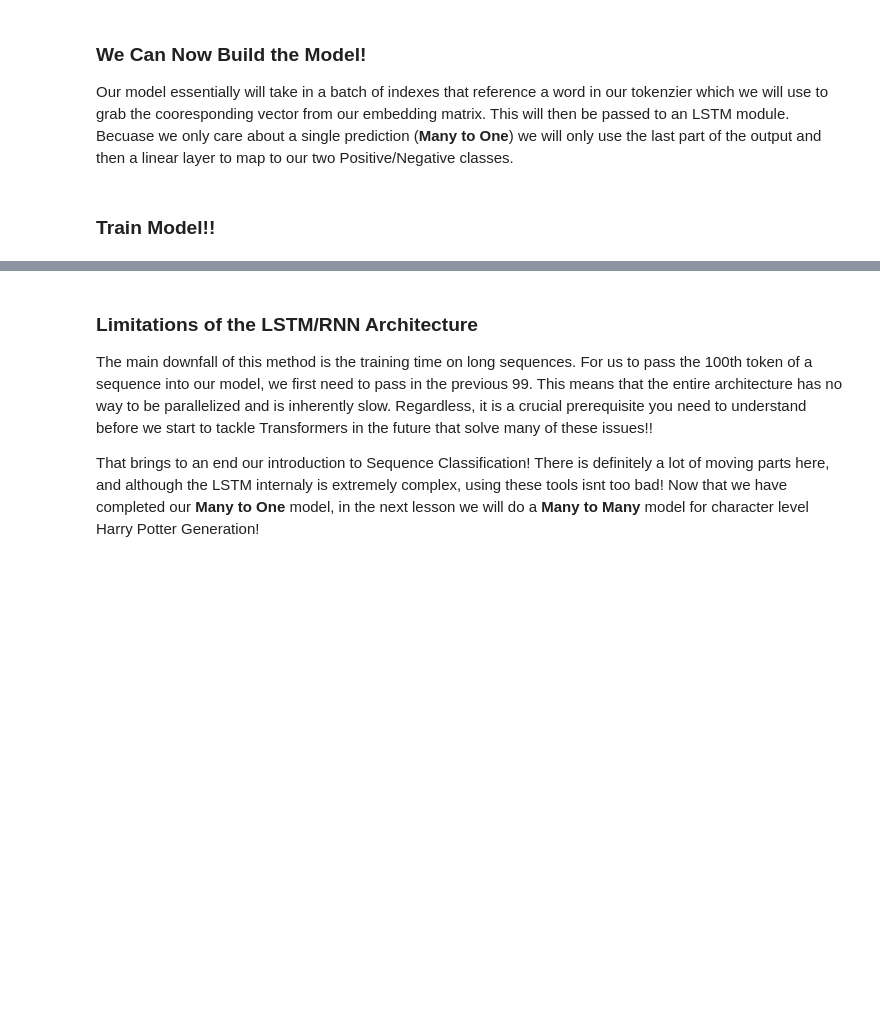
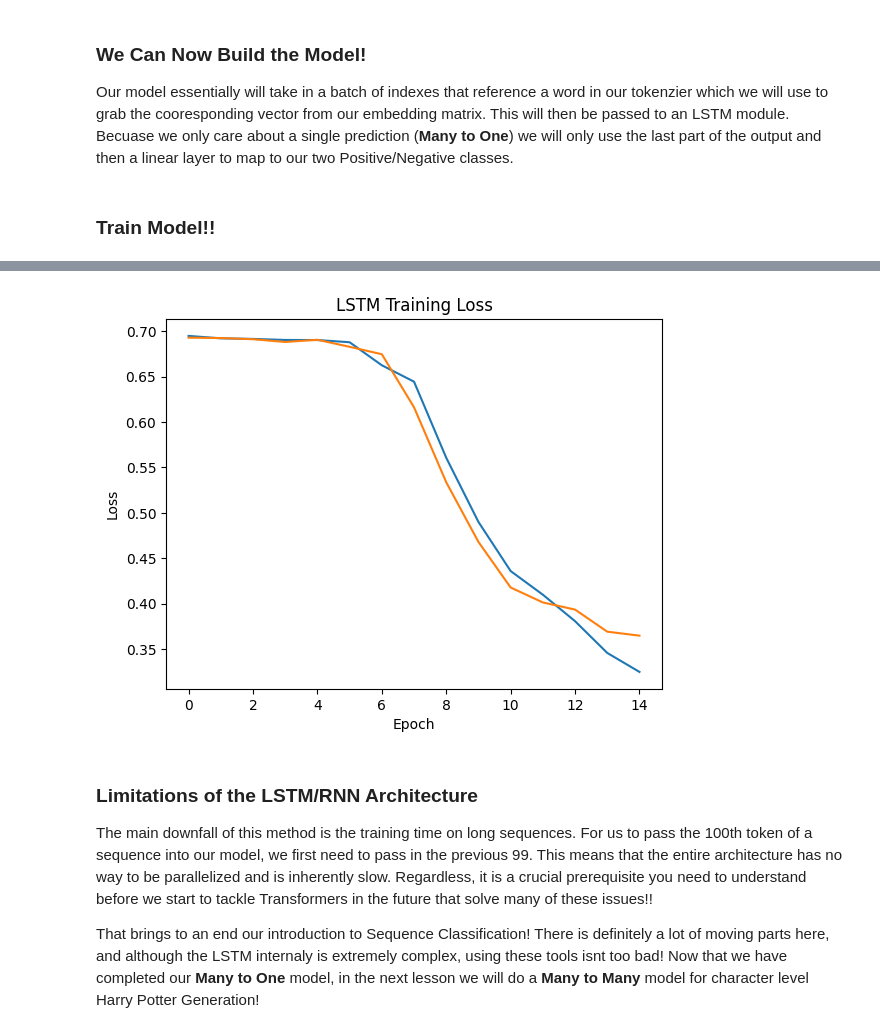
Before and after one commit to priyammaz/PyTorch-Adventures, a Jupyter notebook: PyTorch for NLP/LSTM/LSTM IMDB Classification/Sequence Classification.ipynb, the cells around one changed output, grey strips where cells are left out. Cells and saved outputs as stored; diff of their text form; code cells hidden in the pictures; blank space fills up the shorter version.

```diff
--- a/PyTorch for NLP/LSTM/LSTM IMDB Classification/Sequence Classification.ipynb
+++ b/PyTorch for NLP/LSTM/LSTM IMDB Classification/Sequence Classification.ipynb
@@ -130,7 +131,7 @@ stopwords = set(stopwords.words("english"))
 We want to find out what words we want to keep, how we want to split it, and just a general analysis!
 # %%
 ### Load Path to Files ###
-path_to_data = "../../data/aclImdb/train"
+path_to_data = "../../../data/aclImdb/train"
 
 path_to_pos_fld = os.path.join(path_to_data, "pos")
 path_to_neg_fld = os.path.join(path_to_data, "neg")
@@ -219,7 +220,7 @@ class IMDBDataset(Dataset):
         return sample, label
 
 
-imdbdataset = IMDBDataset("../../data/aclImdb/train/", word2idx)
+imdbdataset = IMDBDataset(path_to_data, word2idx)
 
 ### Check Dataset Works ###
 counter = 0
@@ -405,8 +406,8 @@ class LSTMNet(nn.Module):
 ### Train Model!!
 # %%
 ### Build Training and Testing Dataset ###
-train_dataset = IMDBDataset("../../data/aclImdb/train/", word2idx)
-test_dataset = IMDBDataset("../../data/aclImdb/test/", word2idx)
+train_dataset = IMDBDataset("../../../data/aclImdb/train", word2idx)
+test_dataset = IMDBDataset("../../../data/aclImdb/test", word2idx)
 # %%
 ### SELECT DEVICE ###
 DEVICE = "cuda" if torch.cuda.is_available() else "cpu"
@@ -423,8 +424,8 @@ model = LSTMNet(vocab_size=len(word2idx),
 model = model.to(DEVICE)
 
 ### MODEL TRAINING INPUTS ###
-epochs = 8
-optimizer = optim.Adam(params=model.parameters(), lr=0.001)
+epochs = 15
+optimizer = optim.Adam(params=model.parameters(), lr=0.0005)
 loss_fn = nn.CrossEntropyLoss()
 batch_size = 128
 
@@ -549,3 +571,12 @@ Validation Acc: 0.8413345026118415
+# %%
+plt.plot(training_logging["training_loss"])
+plt.plot(training_logging["validation_loss"])
+plt.title("LSTM Training Loss")
+plt.xlabel("Epoch")
+plt.ylabel("Loss")
+plt.show()
+# %% [output]
+[figure, added]
 # %% [markdown]
 ### Limitations of the LSTM/RNN Architecture
 
```
Also changed, not shown: parts of 6 cells of this notebook, 3 other files.
